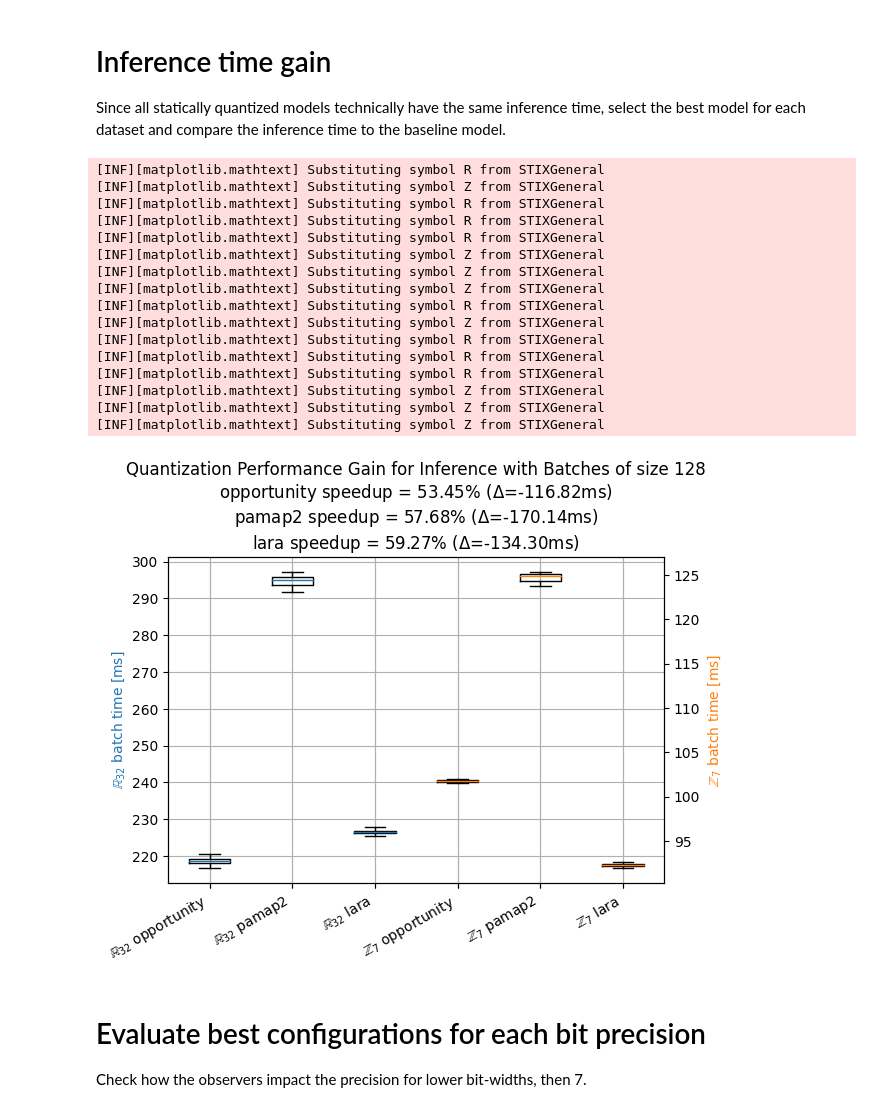
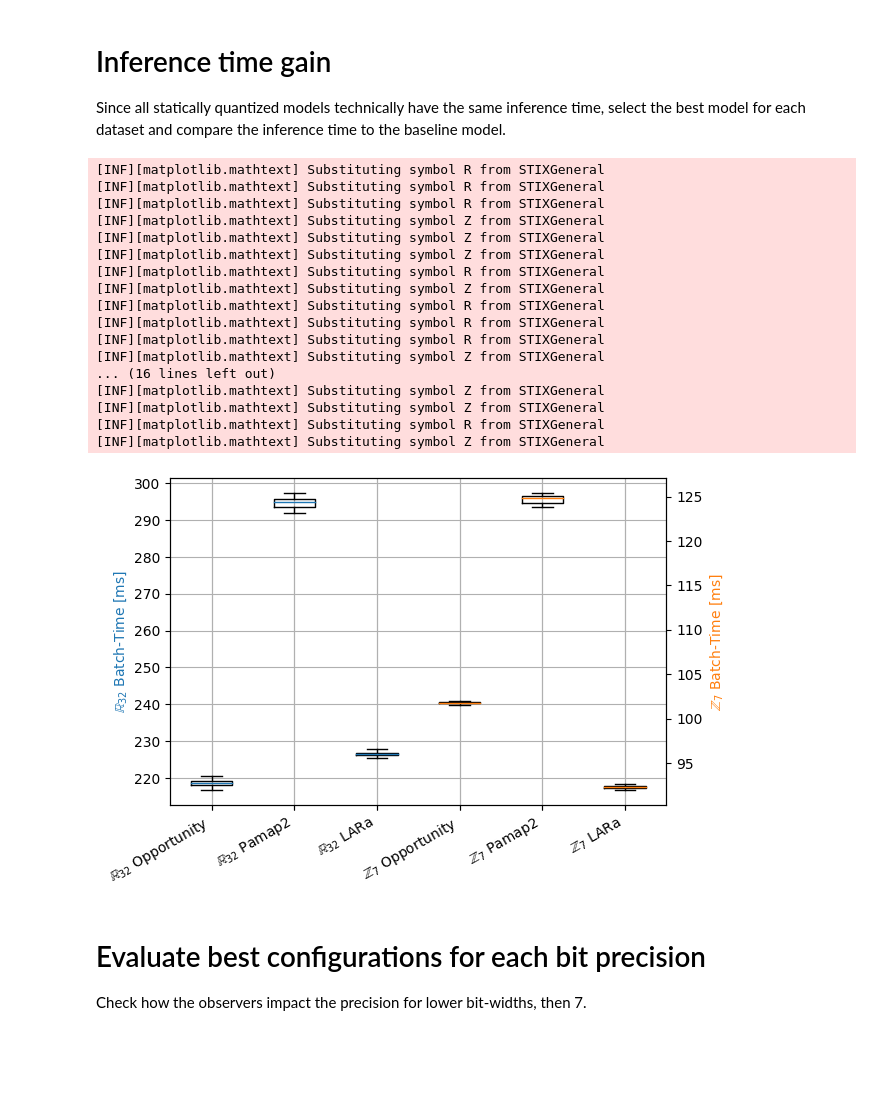
Before and after one commit to jroeger23/bachelor_thesis_code, a Jupyter notebook: eval_notebooks/ptq_cnn-imu_eval.ipynb, the cells around one changed output. Saved outputs shown, nothing was run; the diff lists cells and outputs as text; code cells hidden in the pictures; blank space fills up the shorter version.

```diff
--- a/eval_notebooks/ptq_cnn-imu_eval.ipynb
+++ b/eval_notebooks/ptq_cnn-imu_eval.ipynb
@@ -3,6 +3,7 @@
 # %%
 import incense
 from common.helper.config import parseMongoConfig
+from pathlib import Path
 
 loader = incense.ExperimentLoader(
     **parseMongoConfig('../config.ini', adapt='IncenseExperimentLoader'))
@@ -37,6 +38,12 @@ friendly = {
   'opportunity': 'Opportunity-Locomotion',
   'pamap2': 'Pamap2',
 }
+
+def figurePath(filename : str) -> str:
+  directory = Path('figures')
+  base = Path(filename)
+  directory.mkdir(parents=True, exist_ok=True)
+  return str(directory.joinpath(base))
 # %% [output]
 Loaded 774 PTQ Experiments
 Base Experiments {'opportunity': Experiment(id=787, name=CNN-IMU_Opportunity-Locomotion), 'pamap2': Experiment(id=788, name=CNN-IMU_Pamap2(activity_labels)), 'lara': Experiment(id=786, name=CNN-IMU_LA ...
@@ -316,16 +324,21 @@ ptq_rep_ex_by_dataset = {
   for ds, exs in observer_var_by_dataset.items()
 }
 
+friendly_local = {
+  'pamap2' : 'Pamap2',
+  'opportunity' : 'Opportunity',
+  'lara' : 'LARa',
+}
 
 labels = []
 xs_fp32 = []
 xs_int8 = []
 for dataset in base_experiment_by_dataset:
-  labels.append(f'$\\mathbb{{R}}_{{32}}$ {dataset}')
+  labels.append(f'$\\mathbb{{R}}_{{32}}$ {friendly_local[dataset]}')
   xs_fp32.append(base_experiment_by_dataset[dataset].metrics['test/batch_time']*1000)
   xs_int8.append([])
 for dataset in ptq_rep_ex_by_dataset:
-  labels.append(f'$\\mathbb{{Z}}_{{7}}$ {dataset}')
+  labels.append(f'$\\mathbb{{Z}}_{{7}}$ {friendly_local[dataset]}')
   xs_int8.append(ptq_rep_ex_by_dataset[dataset].metrics['test/batch_time']*1000)
   xs_fp32.append([])
 
@@ -333,40 +346,42 @@ before_after_median_by_dataset={
   dataset: (base_experiment_by_dataset[dataset].metrics['test/batch_time'].median(), ptq_rep_ex_by_dataset[dataset].metrics['test/batch_time'].median())
   for dataset in base_experiment_by_dataset
 }
 
 fig, ax = plt.subplots()
 tx = ax.twinx()
 ax.boxplot(x=xs_fp32, labels=labels, showfliers=False, medianprops={'color': cmap(0)})
 tx.boxplot(x=xs_int8, labels=[""]*6, showfliers=False, medianprops={'color': cmap(1)})
-ax.set_ylabel('$\\mathbb{R}_{32}$ batch time [ms]', color=cmap(0))
-tx.set_ylabel('$\\mathbb{Z}_{7}$ batch time [ms]', color=cmap(1))
+ax.set_ylabel('$\\mathbb{R}_{32}$ Batch-Time [ms]', color=cmap(0))
+tx.set_ylabel('$\\mathbb{Z}_{7}$ Batch-Time [ms]', color=cmap(1))
 ax.grid()
 title = f'Quantization Performance Gain for Inference with Batches of size 128'
 for dataset, (before, after) in before_after_median_by_dataset.items():
   delta = after - before
   decrease = 100 * (1- (after/before))
-  title += f'\n{dataset} speedup = {decrease:.02f}% ($\\Delta$={1000*delta:.02f}ms)'
-ax.set_title(title)
+  title += f'\n{friendly_local[dataset]} speedup = {decrease:.02f}% ($\\Delta$={1000*delta:.02f}ms)'
+#ax.set_title(title)
 fig.autofmt_xdate()
+fig.savefig(figurePath('batch_times.pdf'), bbox_inches='tight')
 fig.show()
 # %% [output]
-[INF][matplotlib.mathtext] Substituting symbol R from STIXGeneral
-[INF][matplotlib.mathtext] Substituting symbol Z from STIXGeneral
 [INF][matplotlib.mathtext] Substituting symbol R from STIXGeneral
 [INF][matplotlib.mathtext] Substituting symbol R from STIXGeneral
 [INF][matplotlib.mathtext] Substituting symbol R from STIXGeneral
 [INF][matplotlib.mathtext] Substituting symbol Z from STIXGeneral
 [INF][matplotlib.mathtext] Substituting symbol Z from STIXGeneral
 [INF][matplotlib.mathtext] Substituting symbol Z from STIXGeneral
 [INF][matplotlib.mathtext] Substituting symbol R from STIXGeneral
 [INF][matplotlib.mathtext] Substituting symbol Z from STIXGeneral
 [INF][matplotlib.mathtext] Substituting symbol R from STIXGeneral
 [INF][matplotlib.mathtext] Substituting symbol R from STIXGeneral
 [INF][matplotlib.mathtext] Substituting symbol R from STIXGeneral
 [INF][matplotlib.mathtext] Substituting symbol Z from STIXGeneral
+... (16 lines left out)
 [INF][matplotlib.mathtext] Substituting symbol Z from STIXGeneral
 [INF][matplotlib.mathtext] Substituting symbol Z from STIXGeneral
+[INF][matplotlib.mathtext] Substituting symbol R from STIXGeneral
+[INF][matplotlib.mathtext] Substituting symbol Z from STIXGeneral
-[figure, old version]
+[figure, new version]
 # %% [markdown]
 # Evaluate best configurations for each bit precision
 
```
Also changed, not shown: parts of 8 cells of this notebook, 2 other files.
